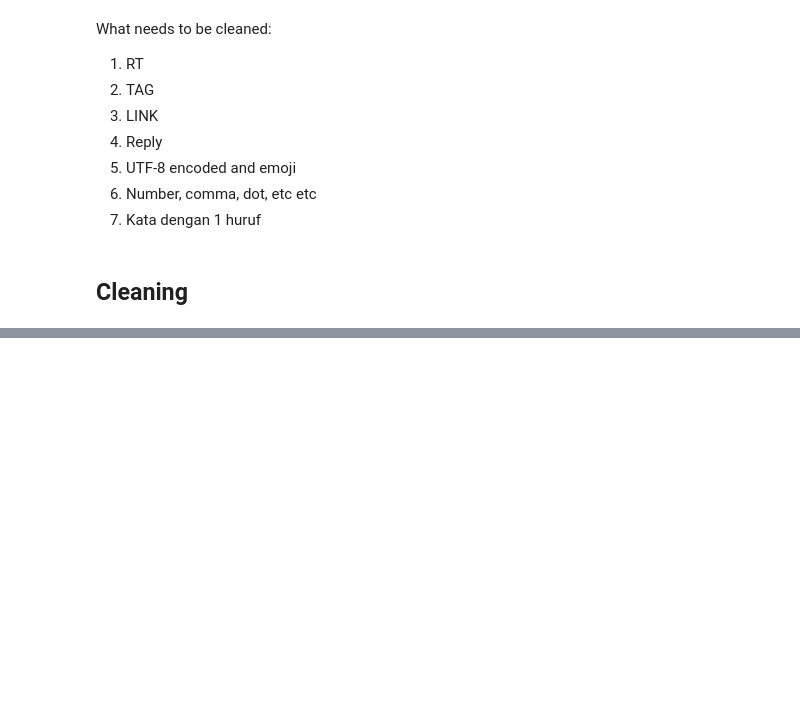
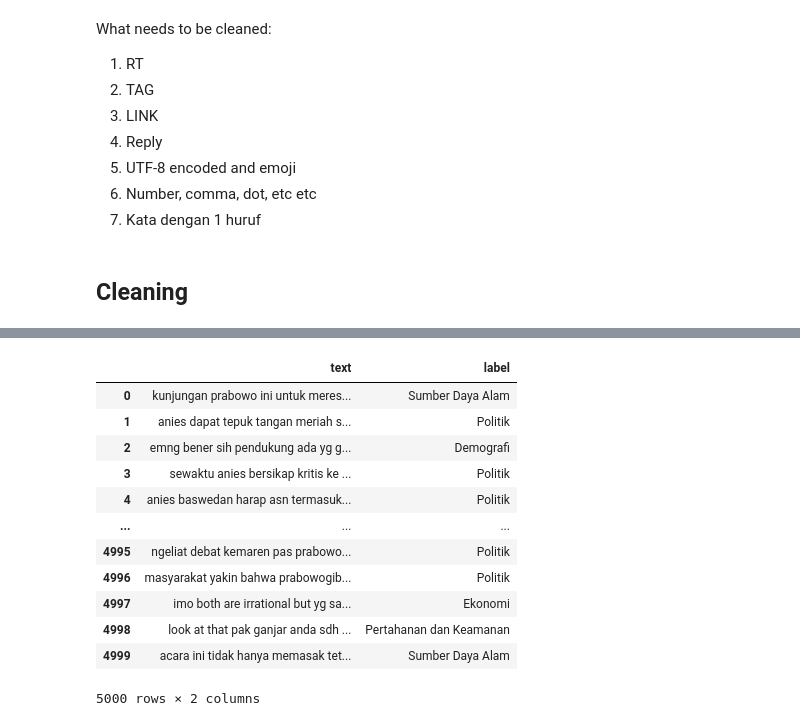
Before and after one commit to Rheyhan/Anjay-gas-BDC, a Jupyter notebook: main.ipynb, the cells around one changed output, grey strips where cells are left out. Cells and saved outputs as stored; diff of their text form; code cells hidden in the pictures; blank space fills up the shorter version.

```diff
--- a/main.ipynb
+++ b/main.ipynb
@@ -43,7 +43,9 @@ sum(train_data.duplicated())        # 381
 temp = train_data[train_data.duplicated()].copy()
 for counter, text in enumerate(temp.sort_values("text").values):
     print(text)
-    if counter==5: break
+    if counter==10: break
+
+# Conclusion: Ada duplikat pada train data, ada yang fitur dan targetnya sama. Namun, ada juga yang fiturnya sama namun targetnya berbeda
 # %% [output]
 ['@gQ+QGmYJ209N7Py+H3gRyakQiic4NLEklTOIIuALnZA= @gqAL2HIcdWKR2U/VFUq3R0TFxXxtxCsKyUXAKn9R5o0= Iya nih penting suara Batak sebagai populasi etnis ketiga terbesar setelah Jawa Sunda. Mayoritas Batak Kri ...
  'Demografi']
@@ -114,7 +121,6 @@ What needs to be cleaned:
 # %% [markdown]
 ## Cleaning
 # %%
-## Remove encoded utf-8,
 def cleantext(text: str,
               case1:  bool = True,
               case2: bool = False):
@@ -158,7 +164,7 @@ def cleantext(text: str,
     if case2:
         text = re.sub(r'#\S+ ', '', text)
 
-    return re.sub(" +", " ", text).rstrip(" ")
+    return re.sub(" +", " ", text).strip(" ")
 
 # a = train_data["text"][4]
 # cleantext(a)
@@ -169,4 +175,5 @@ train_data_cleaned["text"] = [cleantext(i) for i in train_data_cleaned["text"]]
 train_data_cleaned["text_uncleaned"] = train_data["text"]
 
 # For further examination
-train_data_cleaned.to_csv("Temp/cleaned_data.csv")
+#train_data_cleaned.to_csv("Temp/cleaned_data.csv")
+train_data_cleaned = train_data_cleaned.drop("text_uncleaned", axis=1)
@@ -172,0 +202,16 @@ train_data_cleaned.to_csv("Temp/cleaned_data.csv")
+# %%
+train_data_cleaned
+# %% [output]
+|  | text | label |
+| 0 | kunjungan prabowo ini untuk meres... | Sumber Daya Alam |
+| 1 | anies dapat tepuk tangan meriah s... | Politik |
+| 2 | emng bener sih pendukung ada yg g... | Demografi |
+| 3 | sewaktu anies bersikap kritis ke ... | Politik |
+| 4 | anies baswedan harap asn termasuk... | Politik |
+| ... | ... | ... |
+| 4995 | ngeliat debat kemaren pas prabowo... | Politik |
+| 4996 | masyarakat yakin bahwa prabowogib... | Politik |
+| 4997 | imo both are irrational but yg sa... | Ekonomi |
+| 4998 | look at that pak ganjar anda sdh ... | Pertahanan dan Keamanan |
+| 4999 | acara ini tidak hanya memasak tet... | Sumber Daya Alam |
+5000 rows × 2 columns
```
Also changed, not shown: parts of 5 cells of this notebook, 3 other files.
